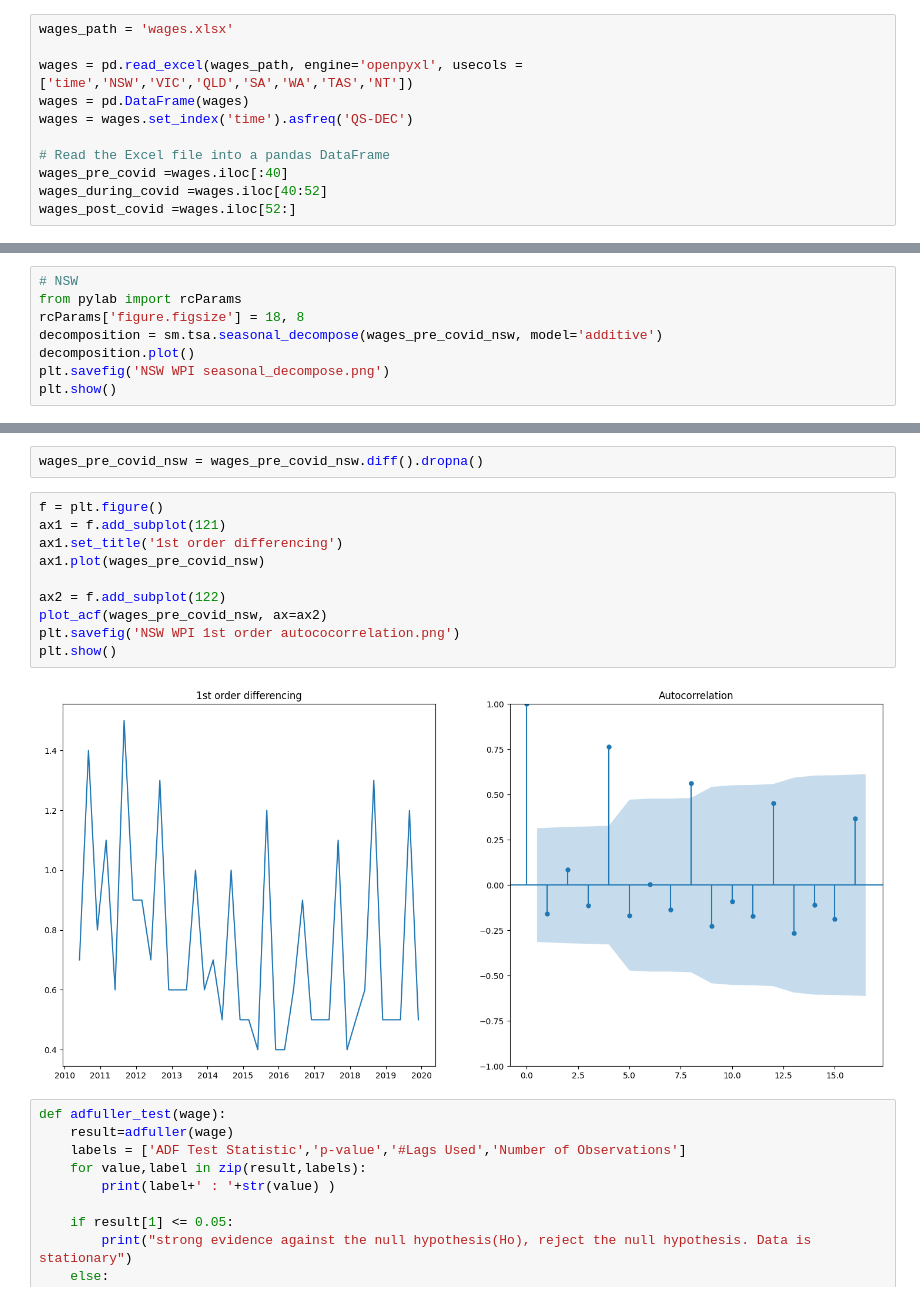
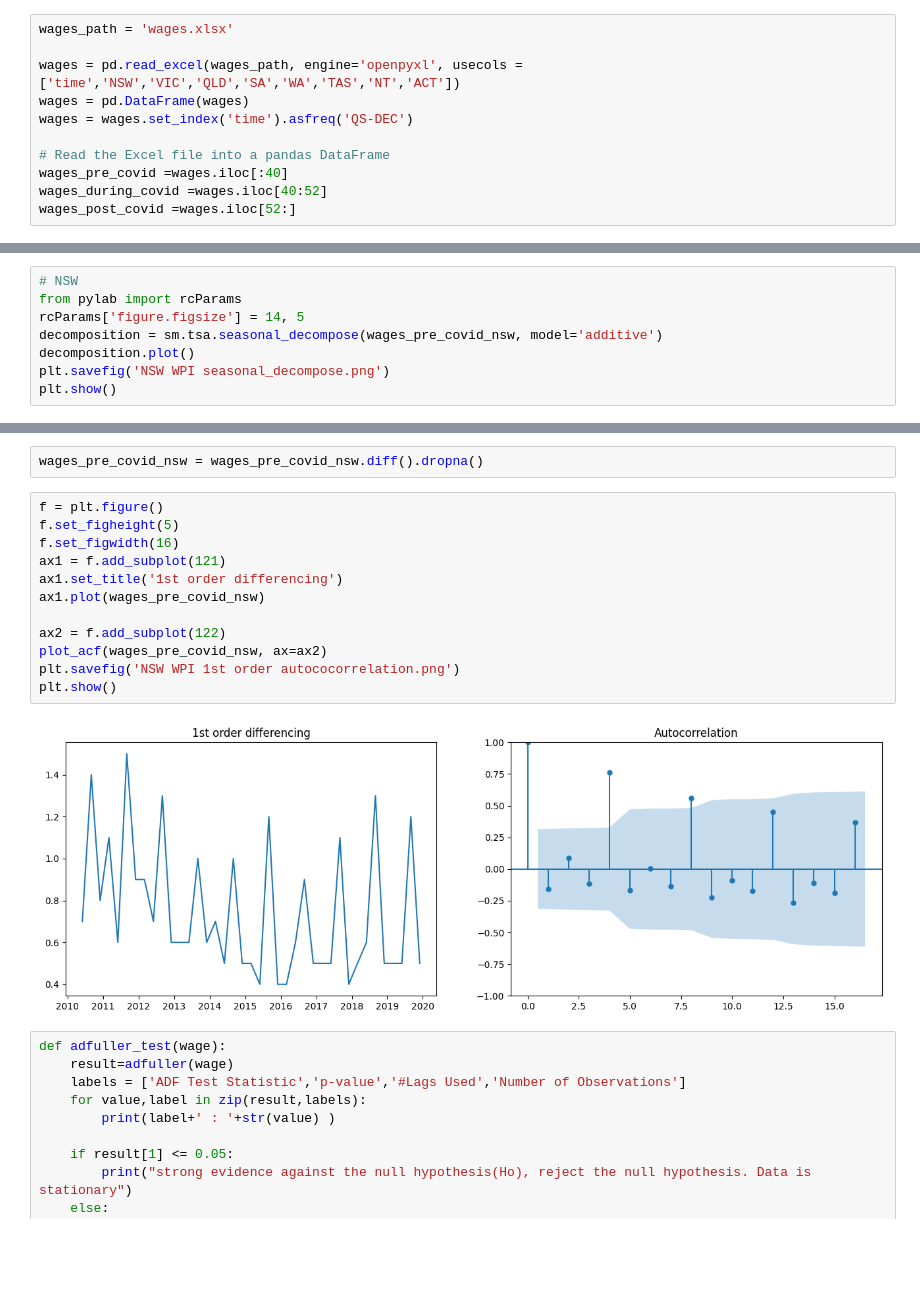
Before and after one commit to xinyuzh10/final-research, a Jupyter notebook: timeseries_wages_nsw.ipynb, the cells around one changed output, grey strips where cells are left out. Saved outputs shown, nothing was run; the diff lists cells and outputs as text; blank space fills up the shorter version.

```diff
--- a/timeseries_wages_nsw.ipynb
+++ b/timeseries_wages_nsw.ipynb
@@ -20,7 +21,7 @@ from statsmodels.graphics.tsaplots import plot_acf,plot_pacf
 # %%
 wages_path = 'wages.xlsx'
 
-wages = pd.read_excel(wages_path, engine='openpyxl', usecols = ['time','NSW','VIC','QLD','SA','WA','TAS','NT'])
+wages = pd.read_excel(wages_path, engine='openpyxl', usecols = ['time','NSW','VIC','QLD','SA','WA','TAS','NT','ACT'])
 wages = pd.DataFrame(wages)
 wages = wages.set_index('time').asfreq('QS-DEC')
 
@@ -66,7 +87,7 @@ wages_pre_covid_nt = wages_pre_covid['NT']
 # %%
 # NSW
 from pylab import rcParams
-rcParams['figure.figsize'] = 18, 8
+rcParams['figure.figsize'] = 14, 5
 decomposition = sm.tsa.seasonal_decompose(wages_pre_covid_nsw, model='additive')
 decomposition.plot()
 plt.savefig('NSW WPI seasonal_decompose.png')
@@ -98,16 +119,18 @@ weak evidence against null hypothesis,indicating it is non-stationary
 wages_pre_covid_nsw = wages_pre_covid_nsw.diff().dropna()
 # %%
 f = plt.figure()
+f.set_figheight(5)
+f.set_figwidth(16)
 ax1 = f.add_subplot(121)
 ax1.set_title('1st order differencing')
 ax1.plot(wages_pre_covid_nsw)
 
 ax2 = f.add_subplot(122)
 plot_acf(wages_pre_covid_nsw, ax=ax2)
 plt.savefig('NSW WPI 1st order autococorrelation.png')
 plt.show()
 # %% [output]
-[figure, old version]
+[figure, new version]
 # %%
 def adfuller_test(wage):
     result=adfuller(wage)
```
Also changed, not shown: parts of 12 cells of this notebook, 15 other files.
